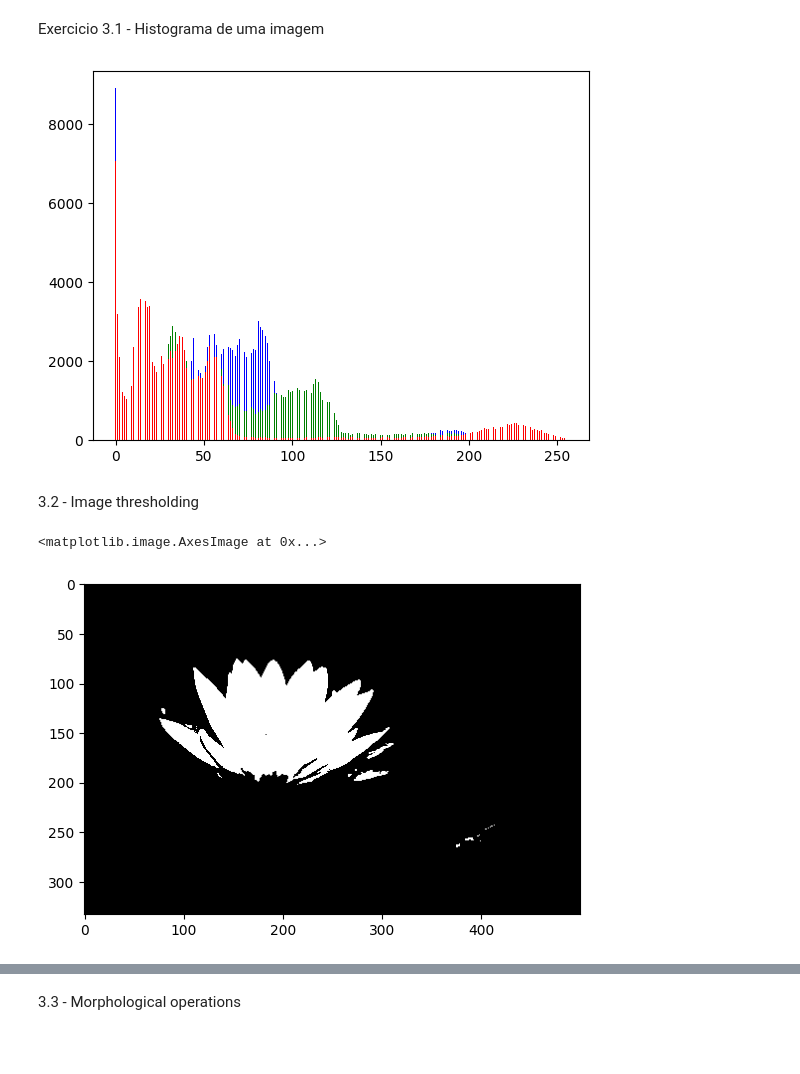
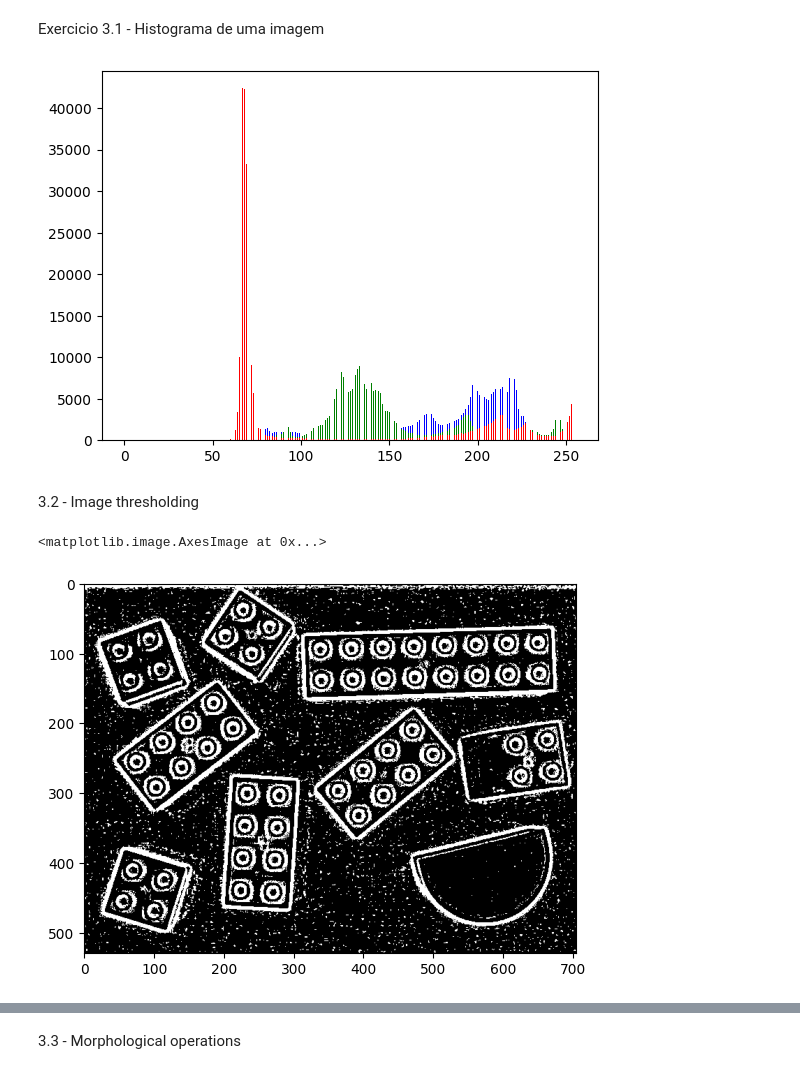
Before and after one commit to LPSD18/PIV, a Jupyter notebook: exPraticos/lab1.ipynb, the cells around one changed output, grey strips where cells are left out. Saved outputs shown, nothing was run; the diff lists cells and outputs as text; code cells hidden in the pictures; blank space fills up the shorter version.

```diff
--- a/exPraticos/lab1.ipynb
+++ b/exPraticos/lab1.ipynb
@@ -111,7 +113,7 @@ cv2.destroyAllWindows()
 Exercicio 3.1 - Histograma de uma imagem
 # %%
 # imageGray = cv2.cvtColor(imageFinal,cv2.COLOR_RGB2GRAY)
-brainImage = cv2.imread('imageDatabase/lily-lotus-flowers.jpg')
+brainImage = cv2.imread('imageDatabase/lego01.jpg')
 brainGray = cv2.cvtColor(brainImage,cv2.COLOR_BGR2GRAY)
 hist0 = cv2.calcHist([brainImage],[0],None,[256],(0,255)) # channel 0 --> blue 1--> green 2--> red
 hist1 = cv2.calcHist([brainImage],[1],None,[256],(0,255))
@@ -127,13 +129,13 @@ pl2 = plt.bar(ind,np.squeeze(hist2),width,color='r')
 plt.show()
 cv2.destroyAllWindows()
 # %% [output]
-[figure, old version]
+[figure, new version]
 # %% [markdown]
 3.2 - Image thresholding
 # %%
-thresh = cv2.adaptiveThreshold(brainGray,255,cv2.ADAPTIVE_THRESH_GAUSSIAN_C,cv2.THRESH_BINARY,11,2)
-ret , thresh = cv2.threshold(brainGray,0,255,cv2.THRESH_BINARY+cv2.THRESH_OTSU)
+thresh = cv2.adaptiveThreshold(brainGray,255,cv2.ADAPTIVE_THRESH_MEAN_C,cv2.THRESH_BINARY_INV,11,2)
+# ret , thresh = cv2.threshold(brainGray,127,255,cv2.THRESH_BINARY_INV)
 plt.imshow(thresh,'gray',vmin=0,vmax=255)
 # %% [output]
 <matplotlib.image.AxesImage at 0x...>
-[figure, old version]
+[figure, new version]
```
Also changed, not shown: parts of 11 cells of this notebook, 6 other files.
